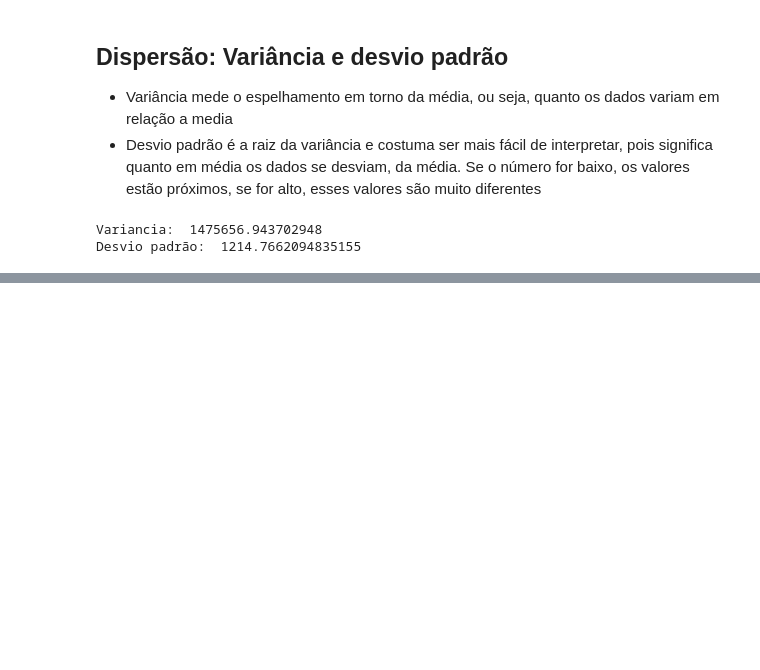
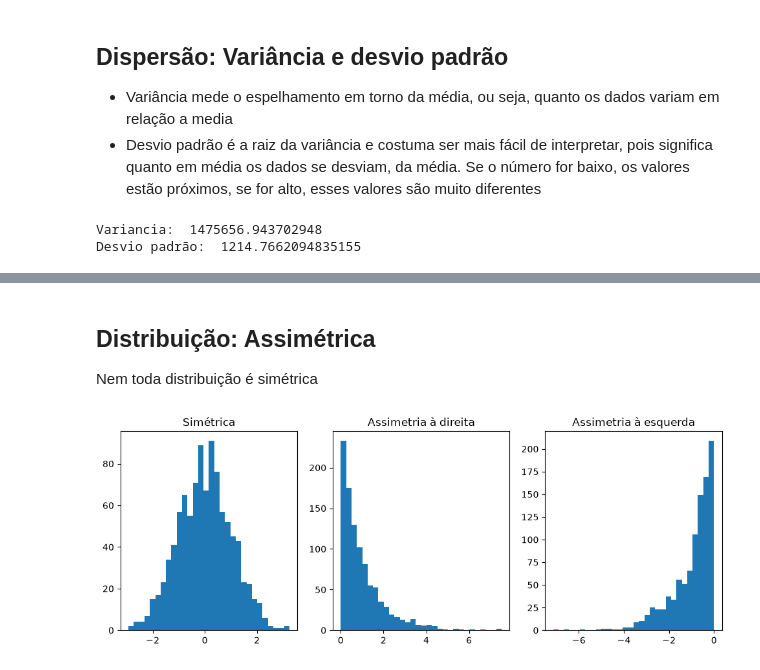
Before and after one commit to ArthurPMachado/statistics-ftr, a Jupyter notebook: fundamentals.ipynb, the cells around one changed output, grey strips where cells are left out. Cells and saved outputs as stored; diff of their text form; code cells hidden in the pictures; blank space fills up the shorter version.

```diff
--- a/fundamentals.ipynb
+++ b/fundamentals.ipynb
@@ -174,0 +200,25 @@ Desvio padrão:  1214.7662094835155
+# %% [markdown]
+## Distribuição: Assimétrica
+Nem toda distribuição é simétrica
+# %%
+normal = np.random.normal(0, 1, 1000)
+direita = np.random.exponential(1, 1000)
+esquerda = -np.random.exponential(1, 1000)
+
+plt.figure(figsize=(12, 4))
+
+plt.subplot(1, 3, 1)
+plt.hist(normal, bins=30)
+plt.title("Simétrica")
+
+plt.subplot(1, 3, 2)
+plt.hist(direita, bins=30)
+plt.title("Assimetria à direita")
+
+plt.subplot(1, 3, 3)
+plt.hist(esquerda, bins=30)
+plt.title("Assimetria à esquerda")
+
+plt.show()
+# %% [output]
+[figure, added]
```
Also changed, not shown: parts of 8 cells of this notebook.
